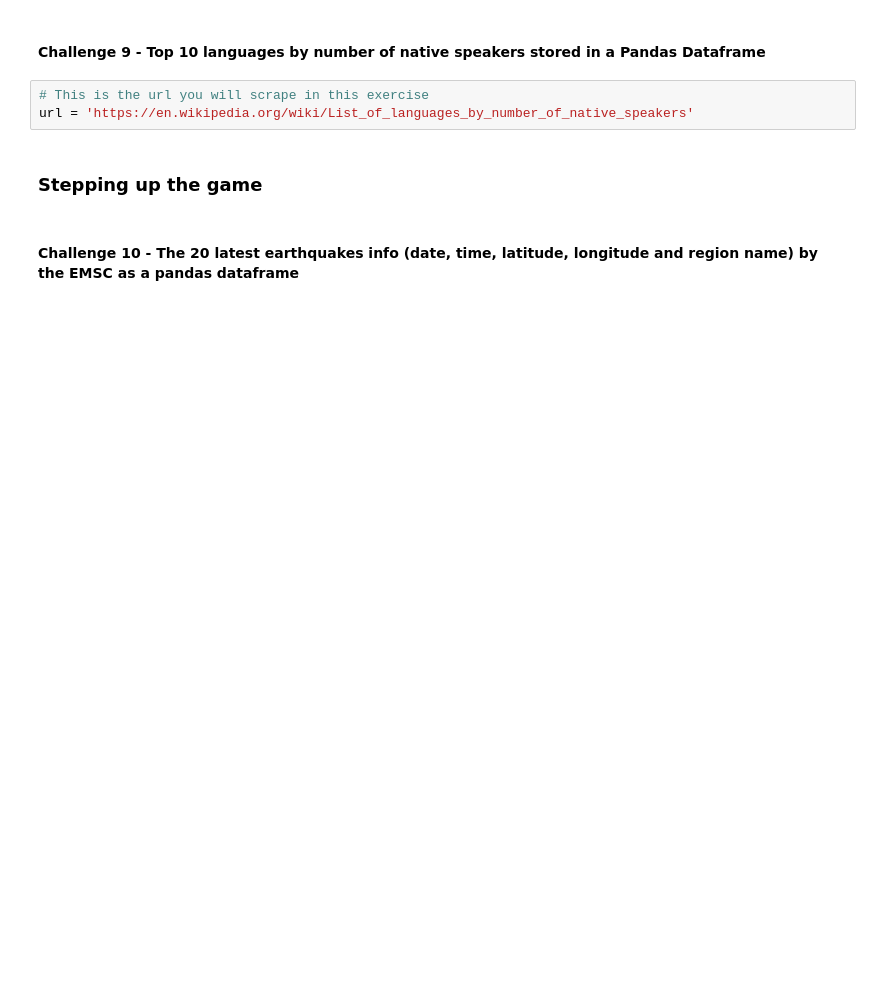
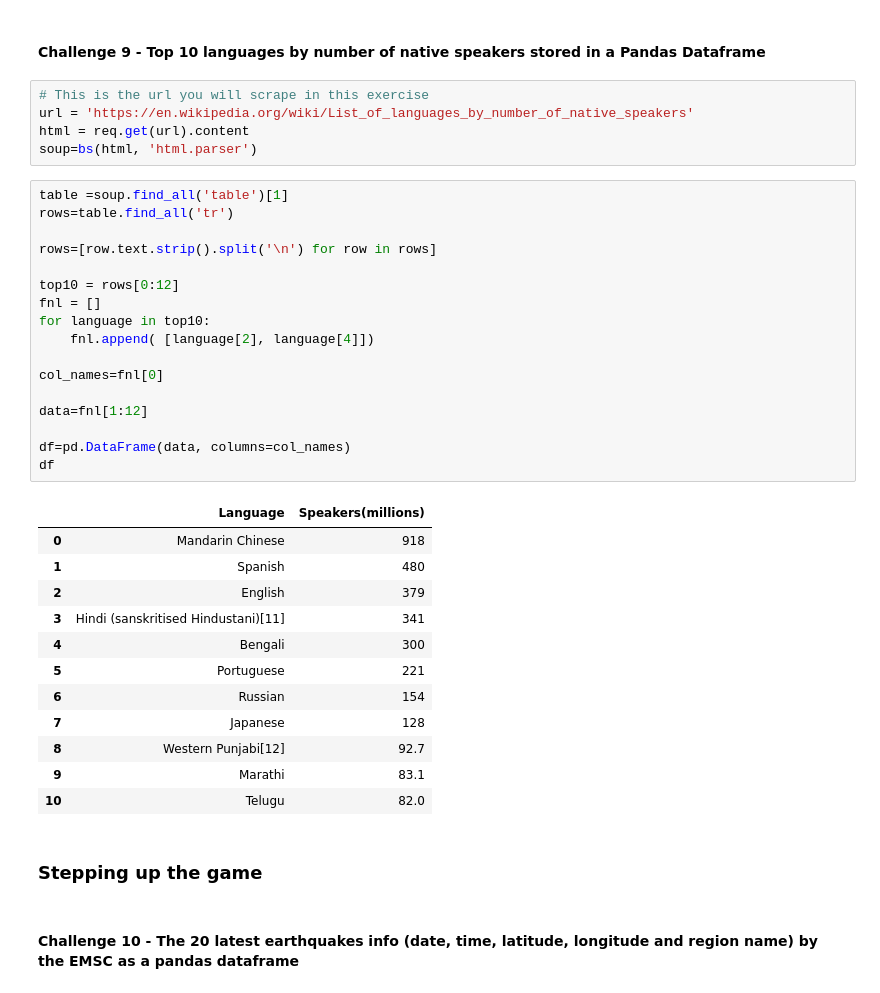
Before and after one commit to Ironhack-Data-Madrid-Enero-2022/lab-web-scraping, a Jupyter notebook: your-code/main.ipynb, the cells around one changed output. Saved outputs shown, nothing was run; the diff lists cells and outputs as text; blank space fills up the shorter version.

```diff
--- a/your-code/main.ipynb
+++ b/your-code/main.ipynb
@@ -161,6 +233,38 @@ url = 'https://data.gov.uk/'
 # %%
 # This is the url you will scrape in this exercise
 url = 'https://en.wikipedia.org/wiki/List_of_languages_by_number_of_native_speakers'
+html = req.get(url).content
+soup=bs(html, 'html.parser')
+# %%
+table =soup.find_all('table')[1]
+rows=table.find_all('tr')
+
+rows=[row.text.strip().split('\n') for row in rows]
+
+top10 = rows[0:12]
+fnl = []
+for language in top10:
+    fnl.append( [language[2], language[4]])
+
+col_names=fnl[0]
+
+data=fnl[1:12]
+
+df=pd.DataFrame(data, columns=col_names)
+df
+# %% [output]
+|  | Language | Speakers(millions) |
+| 0 | Mandarin Chinese | 918 |
+| 1 | Spanish | 480 |
+| 2 | English | 379 |
+| 3 | Hindi (sanskritised Hindustani)[11] | 341 |
+| 4 | Bengali | 300 |
+| 5 | Portuguese | 221 |
+| 6 | Russian | 154 |
+| 7 | Japanese | 128 |
+| 8 | Western Punjabi[12] | 92.7 |
+| 9 | Marathi | 83.1 |
+| 10 | Telugu | 82.0 |
 # %% [markdown]
 ### Stepping up the game
 # %% [markdown]
```
Also changed, not shown: parts of 19 cells of this notebook.
